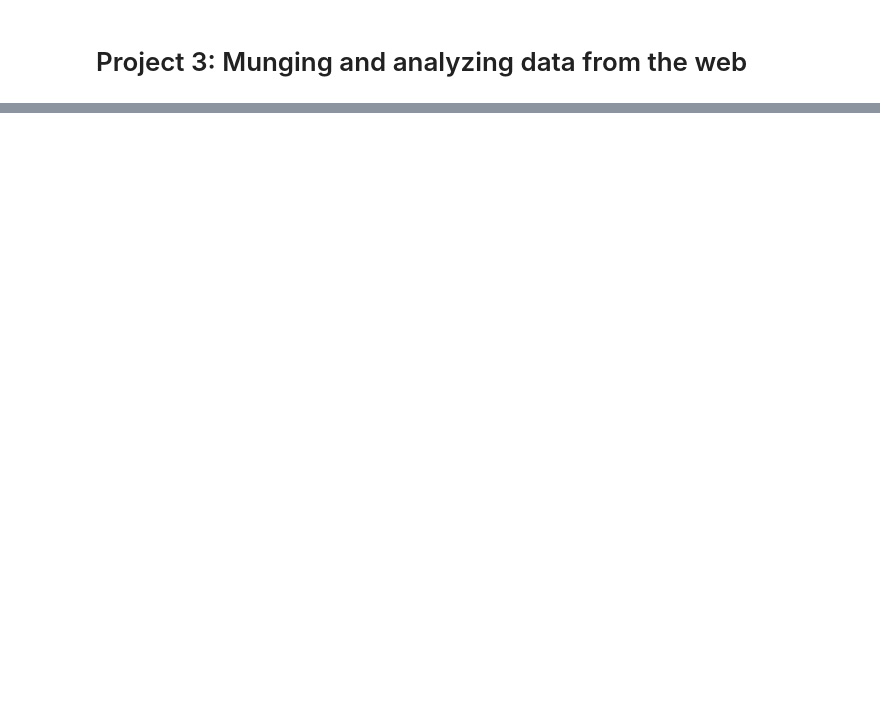
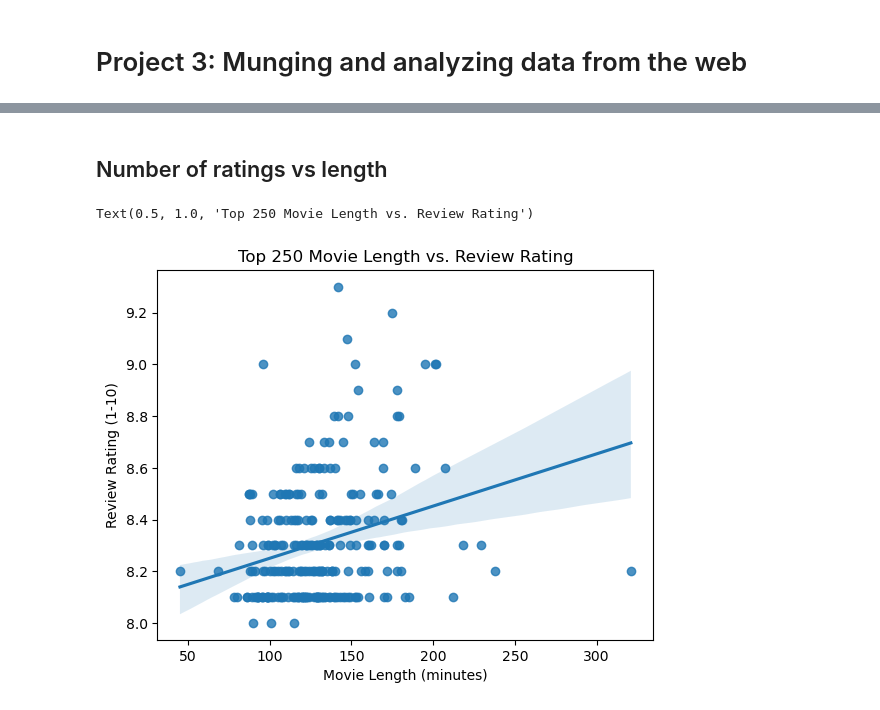
Before and after one commit to ember012/cs5830_project3, a Jupyter notebook: project3.ipynb, the cells around one changed output, grey strips where cells are left out. Drawn from its saved outputs; the diff is of its cells as text; code cells hidden in the pictures; blank space fills up the shorter version.

```diff
--- a/project3.ipynb
+++ b/project3.ipynb
@@ -30,3 +88,7 @@ display(titles_worst)
 ratings = soup_best.find_all('div', attrs={'class': 'sc-be6f1408-7 iUtHEN cli-title-metadata'})
 rating_items = [item.find_all('span', attrs={'class': 'sc-be6f1408-8 fcCUPU cli-title-metadata-item'}) for item in ratings]
 display(rating_items)
+
+ratings_worst = soup_worst.find_all('div', attrs={'class': 'sc-be6f1408-7 iUtHEN cli-title-metadata'})
+rating_items_worst = [item.find_all('span', attrs={'class': 'sc-be6f1408-8 fcCUPU cli-title-metadata-item'}) for item in ratings_worst]
+display(rating_items_worst)
@@ -52,0 +283,32 @@ df
+# %%
+rating_count_best = [re.search(r'\(\d+(\.\d)?\w', item).group() for item in user_rating_comb_best]
+rating_count_best = [re.sub(r'\(', '', item) for item in rating_count_best]
+
+rating_count_worst = [re.search(r'\(\d+(\.\d)?\w', item).group() for item in user_rating_comb_worst]
+rating_count_worst = [re.sub(r'\(', '', item) for item in rating_count_worst]
+
+for i in range(len(rating_count_best)):
+
+    if rating_count_best[i][-1] == 'M':
+
+        rating_count_best[i] = float(rating_count_best[i][:-1])*1000000
+    elif rating_count_best[i][-1] == "K":
+
+        rating_count_best[i] = float(rating_count_best[i][:-1])*1000
+# display(rating_count_best)
+
+for i in range(len(rating_count_worst)):
+
+    if rating_count_worst[i][-1] == 'M':
+
+        rating_count_worst[i] = float(rating_count_worst[i][:-1])*1000000
+    elif rating_count_worst[i][-1] == "K":
+
+        rating_count_worst[i] = float(rating_count_worst[i][:-1])*1000
+# display(rating_count_worst)
+
+
+df['numReviews'] = rating_count_best
+df_worst['numReviews'] = rating_count_worst
+display(df)
+display(df_worst)
@@ -52,0 +342,11 @@ df
+# %% [markdown]
+## Number of ratings vs length
+# %%
+p_best = sns.regplot(x = 'Length', y = 'ReviewRating', data=df)
+
+p_best.set_xlabel('Movie Length (minutes)')
+p_best.set_ylabel('Review Rating (1-10)')
+p_best.set_title('Top 250 Movie Length vs. Review Rating')
+# %% [output]
+Text(0.5, 1.0, 'Top 250 Movie Length vs. Review Rating')
+[figure, added]
```
Also changed, not shown: parts of 17 cells of this notebook.
